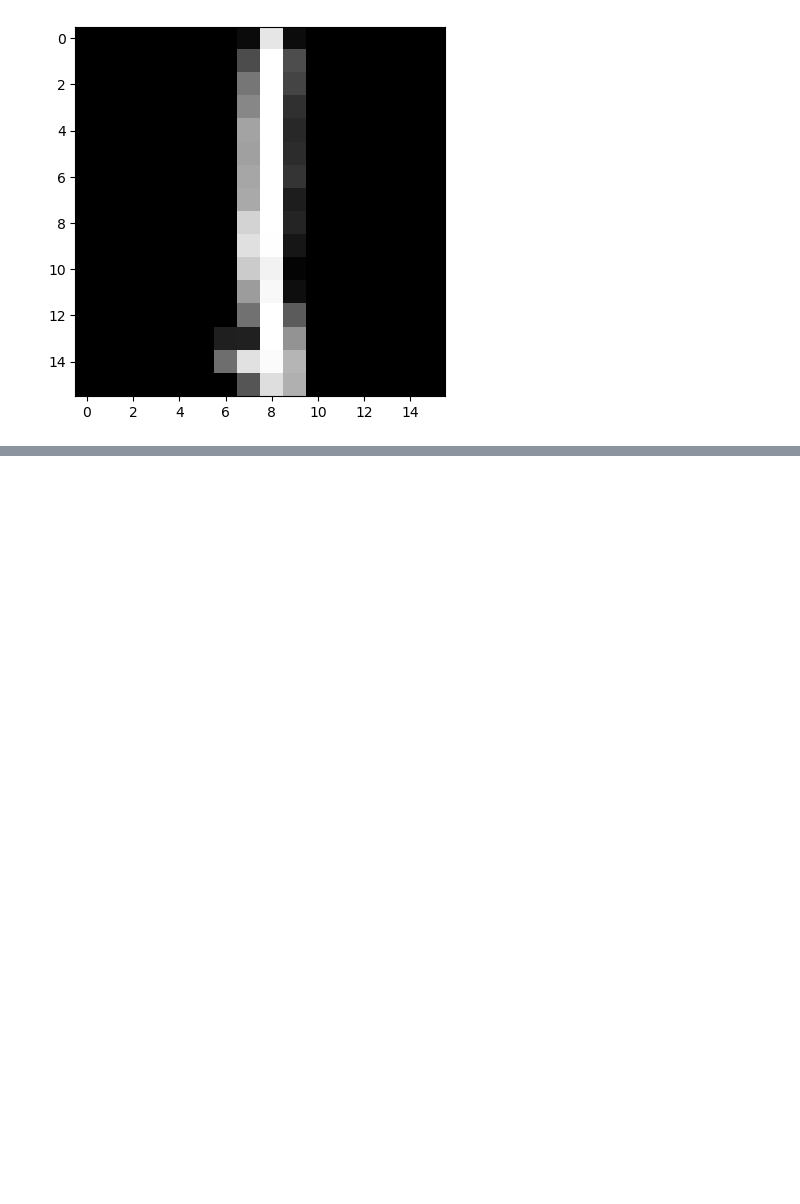
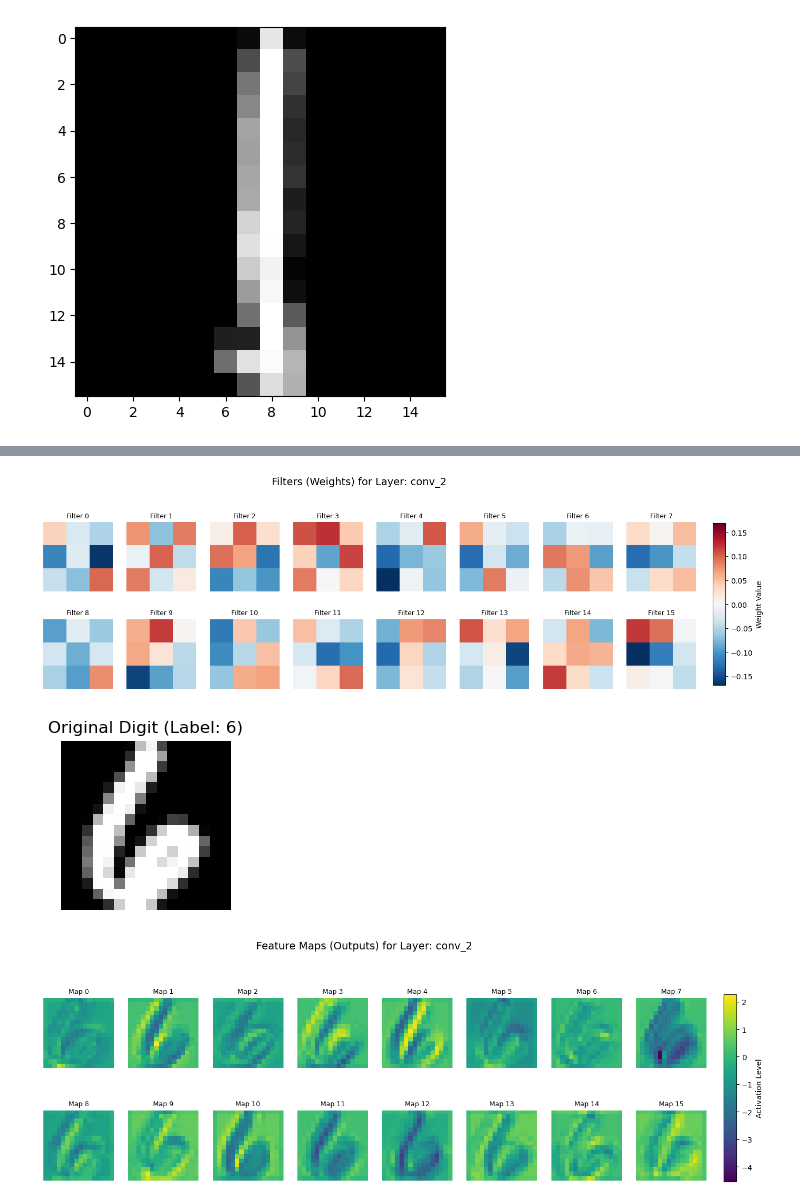
Before and after one commit to KhankNyo/cmpe188-hw, a Jupyter notebook: ca9/Digits_CNN.ipynb, the cells around one changed output, grey strips where cells are left out. Saved outputs shown, nothing was run; the diff lists cells and outputs as text; code cells hidden in the pictures; blank space fills up the shorter version.

```diff
--- a/ca9/Digits_CNN.ipynb
+++ b/ca9/Digits_CNN.ipynb
@@ -70,7 +63,7 @@ model = models.Sequential([
     layers.Flatten(name='flatten'),
 
     # Layer 4: Dense
-    layers.Dense(128, name='fc_1'),
+    layers.Dense(256, name='fc_1'), # 1/ option 2: changed from 128 to 256
     layers.BatchNormalization(name='bn_4'),
     layers.Activation('relu', name='relu_4'),
     layers.Dropout(0.3, name='dropout_1'),
@@ -237,11 +232,15 @@ def plot_filters_and_outputs(layer_to_visualize, sample_index):
   plt.show()
 # %%
 # 4. Plots of the filters and outputs of a given layer
-layer_to_visualize = 'conv_1'  # Try changing this to 'conv_2' or 'conv_3'
+layer_to_visualize = 'conv_2'  # Try changing this to 'conv_2' or 'conv_3'
 sample_index = 0               # Index of the validation image to visualize
 # ----------------------------------
 
 plot_filters_and_outputs(layer_to_visualize, sample_index)
+# %% [output]
+[figure, added]
+[figure, added]
+[figure, added]
 # %%
 test_digits = []
 with open('ZipDigits.test') as fp:
```
Also changed, not shown: parts of 8 cells of this notebook.
